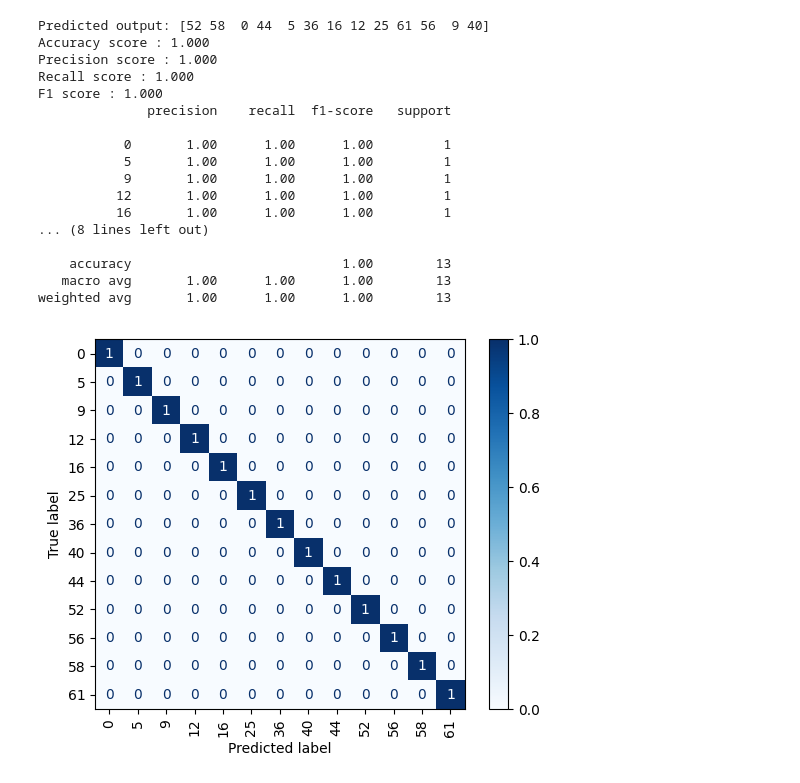
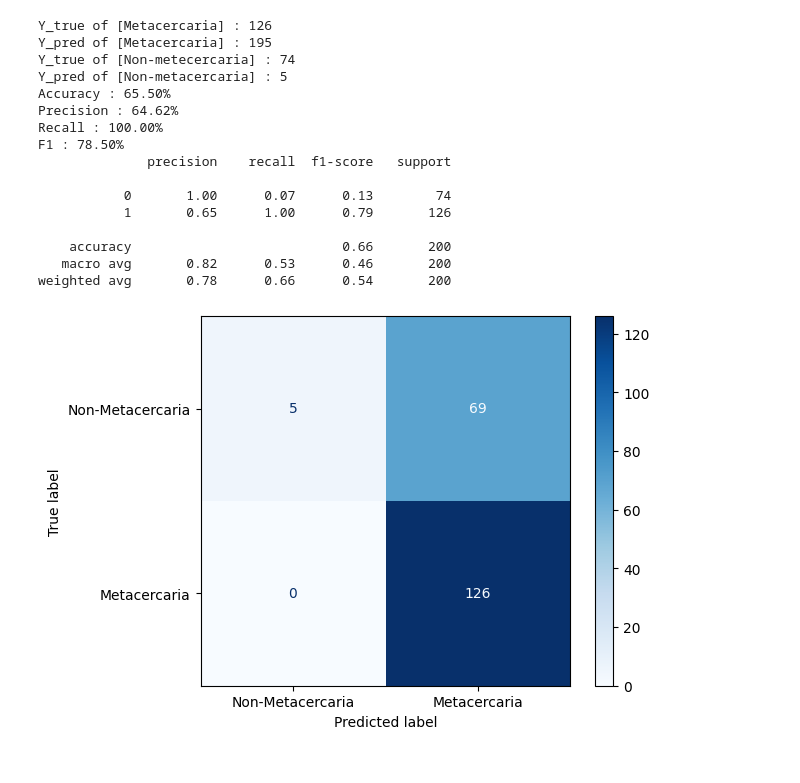
Before and after one commit to mosthotrakoon/ensemble_evaluation, a Jupyter notebook: Ensemble.ipynb, the cells around one changed output. Saved outputs shown, nothing was run; the diff lists cells and outputs as text; code cells hidden in the pictures.

```diff
--- a/Ensemble.ipynb
+++ b/Ensemble.ipynb
@@ -5,15 +78,9 @@
 # %%
 import pandas as pd
-import numpy as np
 from sklearn.model_selection import train_test_split
 
-file_name = '../sourcecode/dataset/6-bit.csv'
-data = pd.read_csv(file_name)
-data.head()
-X = data.drop(['output'], axis=1)
-Y = data[['output']].values.ravel()
-
-_, X_test, _, Y_test = train_test_split(X, Y, test_size=0.2, random_state=42)
-
-data.head(16)
+X = pd.DataFrame(data_list)
+Y = np.array(metacercaria)
+X_train, X_test, Y_train, Y_test = train_test_split(X, Y, test_size=0.2, shuffle=True, random_state=42)
+X.head(10)
 # %% [output]
@@ -186,41 +214,35 @@ weighted avg       1.00      1.00      1.00        13
 # %%
 from sklearn.ensemble import VotingClassifier
 
-dtc = DecisionTreeClassifier(random_state=42)
-nb = GaussianNB()
-pct = Perceptron(random_state=42)
-mlp = MLPClassifier(hidden_layer_sizes=(4), max_iter=10000, random_state=42, learning_rate_init=0.01)
+dt = DecisionTreeClassifier()
+nb = BernoulliNB()
+mlp = MLPClassifier()
 
-ensemble_model = VotingClassifier(estimators=[
-    ('decision_tree', dtc),
+ensemble = VotingClassifier(estimators=[
+    ('decision_tree', dt),
     ('naive_bayes', nb),
-    ('perceptron', pct),
     ('multi_layer_perceptron', mlp)
 ])
 
-ensemble_model.fit(X, Y)
+ensemble.fit(X_train, Y_train)
+Y_pred = ensemble.predict(X_test)
 
-y_pred = ensemble_model.predict(X_test)
-
-print(f'Predicted output: {y_pred}')
-
-matric_calculation(Y_test, y_pred)
+evaluate(Y_test, Y_pred)
 # %% [output]
-Predicted output: [52 58  0 44  5 36 16 12 25 61 56  9 40]
-Accuracy score : 1.000
-Precision score : 1.000
-Recall score : 1.000
-F1 score : 1.000
+Y_true of [Metacercaria] : 126
+Y_pred of [Metacercaria] : 195
+Y_true of [Non-metecercaria] : 74
+Y_pred of [Non-metacercaria] : 5
+Accuracy : 65.50%
+Precision : 64.62%
+Recall : 100.00%
+F1 : 78.50%
               precision    recall  f1-score   support
 
-           0       1.00      1.00      1.00         1
-           5       1.00      1.00      1.00         1
-           9       1.00      1.00      1.00         1
-          12       1.00      1.00      1.00         1
-          16       1.00      1.00      1.00         1
-... (8 lines left out)
+           0       1.00      0.07      0.13        74
+           1       0.65      1.00      0.79       126
 
-    accuracy                           1.00        13
-   macro avg       1.00      1.00      1.00        13
-weighted avg       1.00      1.00      1.00        13
+    accuracy                           0.66       200
+   macro avg       0.82      0.53      0.46       200
+weighted avg       0.78      0.66      0.54       200
-[figure, old version]
+[figure, new version]
```
Also changed, not shown: parts of 23 cells of this notebook.
